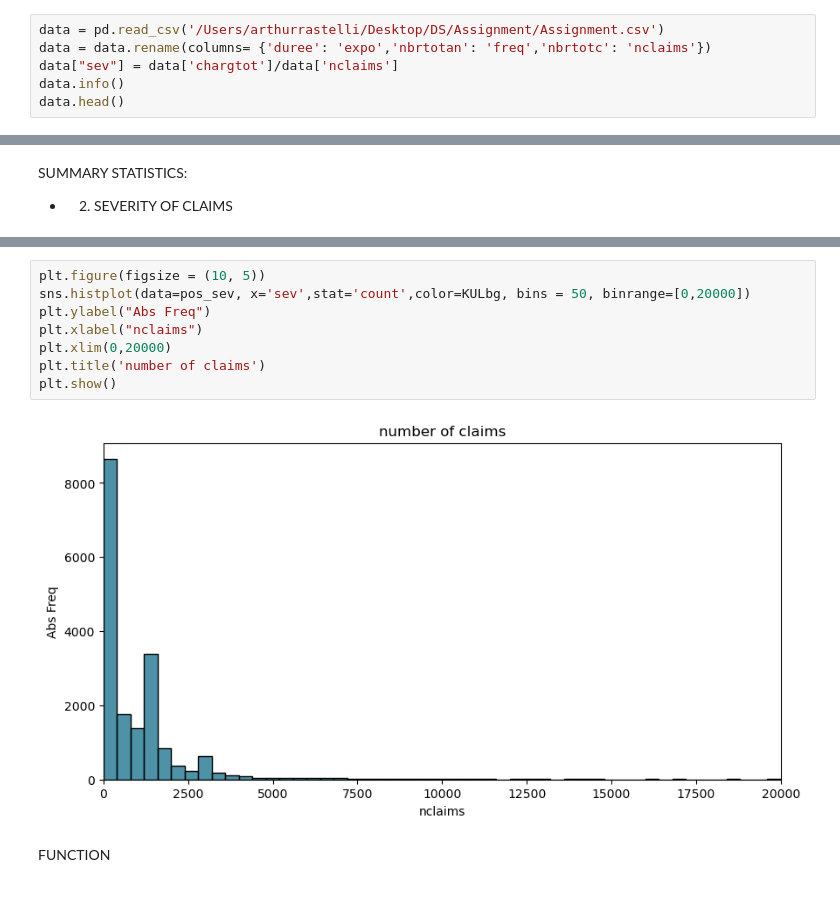
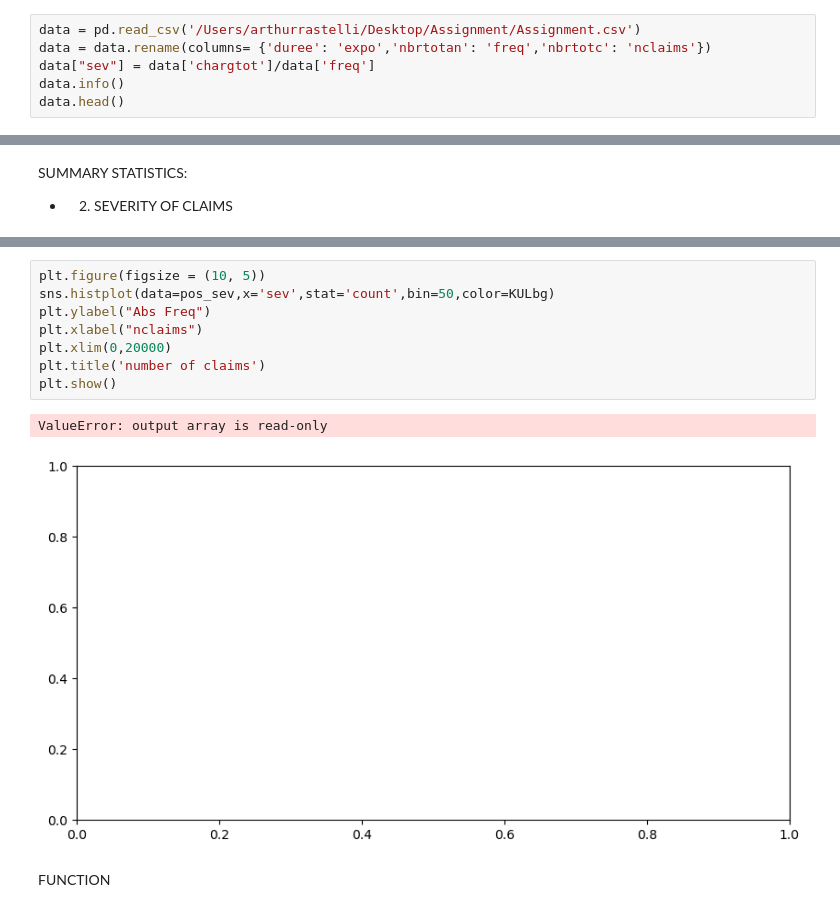
Before and after one commit to HalfmoonSD/Data-Science-for-Non-Life-Insurance-Project, a Jupyter notebook: GLM.ipynb, the cells around one changed output, grey strips where cells are left out. Saved outputs shown, nothing was run; the diff lists cells and outputs as text.

```diff
--- a/GLM.ipynb
+++ b/GLM.ipynb
@@ -11,9 +12,9 @@ from sklearn.linear_model import LinearRegression
 import statsmodels.api as sm
 import statsmodels.formula.api as smf
 # %%
-data = pd.read_csv('/Users/arthurrastelli/Desktop/DS/Assignment/Assignment.csv')
+data = pd.read_csv('/Users/arthurrastelli/Desktop/Assignment/Assignment.csv')
 data = data.rename(columns= {'duree': 'expo','nbrtotan': 'freq','nbrtotc': 'nclaims'})
-data["sev"] = data['chargtot']/data['nclaims']
+data["sev"] = data['chargtot']/data['freq']
 data.info()
 data.head()
 # %% [output]
@@ -89,13 +90,14 @@ pos_sev.head()
 # %%
 plt.figure(figsize = (10, 5))
-sns.histplot(data=pos_sev, x='sev',stat='count',color=KULbg, bins = 50, binrange=[0,20000])
+sns.histplot(data=pos_sev,x='sev',stat='count',bin=50,color=KULbg)
 plt.ylabel("Abs Freq")
 plt.xlabel("nclaims")
 plt.xlim(0,20000)
 plt.title('number of claims')
 plt.show()
 # %% [output]
+ValueError: output array is read-only
-[figure, old version]
+[figure, new version]
 # %% [markdown]
 FUNCTION
 # %%
```
Also changed, not shown: parts of 9 cells of this notebook, 1 other file.
